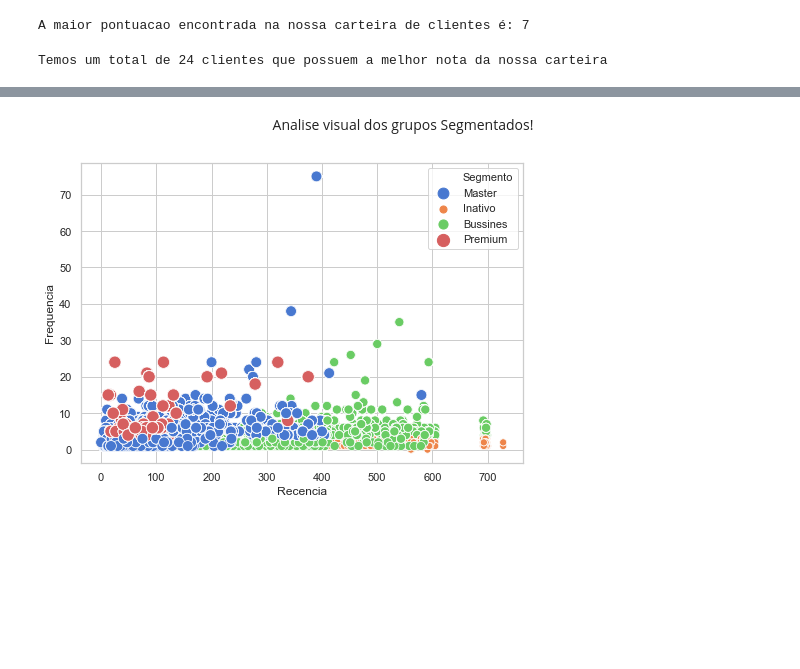
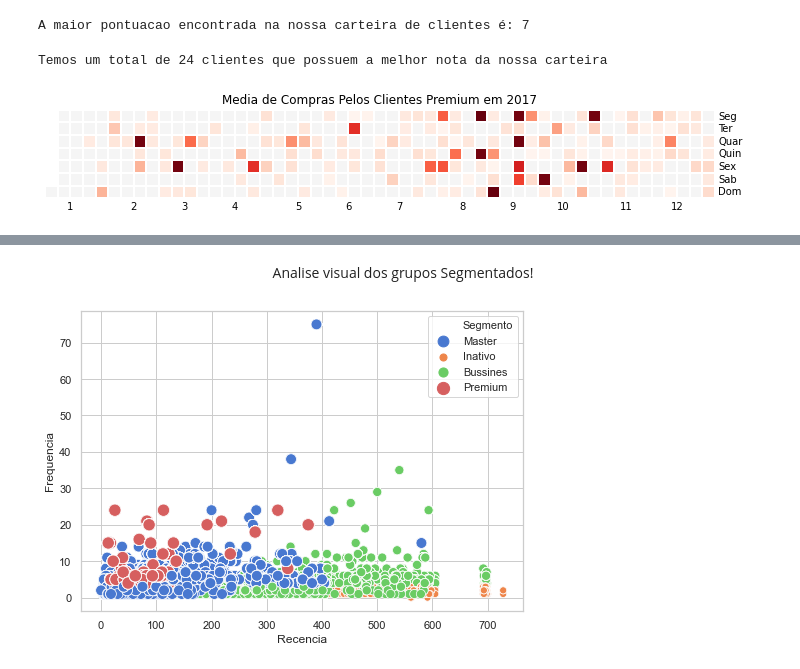
Before and after one commit to carlosal249/Model-R.F.M, a Jupyter notebook: Analise_RFM.ipynb, the cells around one changed output, grey strips where cells are left out. Cells and saved outputs as stored; diff of their text form; code cells hidden in the pictures; blank space fills up the shorter version.

```diff
--- a/Analise_RFM.ipynb
+++ b/Analise_RFM.ipynb
@@ -2,11 +2,19 @@
 import pandas as pd
 import matplotlib.pyplot as plt
 import seaborn as sns
+import calmap
 
+# Importando as Datas dos pedidos para algumas analises
+path2 = 'BancoDeDados/BancoDeDados.csv'
+df = pd.read_csv(path2, sep=',')
+
+# Importantdo a base de dados com
 path = 'df_final_sujo.csv'
-
 data = pd.read_csv(path, sep=',')
 data = data[['id_unico_cliente', 'Recencia', 'RecenciaCluster', 'Frequencia',
             'FrequenciaCluster', 'Receita', 'ReceitaCluster']]
+
+data['horario_pedido'] = df['horario_pedido']
+data['horario_pedido'] = pd.to_datetime(data['horario_pedido'], format='%Y-%m-%d %H:%M:%S')
 data.head()
 # %% [output]
@@ -46,3 +54,21 @@ melhores_clientes = data.loc[data['Pontuacao']>=7]
 print(f'Temos um total de {melhores_clientes.shape[0]} clientes que possuem a melhor nota da nossa carteira')
 # %% [output]
 Temos um total de 24 clientes que possuem a melhor nota da nossa carteira
+# %%
+clientes_premium = data.loc[data['Segmento'] == 'Premium']
+clientes_master = data.loc[data['Segmento'] == 'Master']
+clientes_bussines = data.loc[data['Segmento'] == 'Bussines']
+
+eventos_premium = pd.Series(clientes_premium['Receita'])
+eventos_premium.index = clientes_premium['horario_pedido']
+
+plt.figure(figsize=(12,12))
+calmap.yearplot(eventos_premium, year=2017,
+                daylabels=['Seg', 'Ter', 'Quar', 'Quin', 'Sex', 'Sab', 'Dom'],
+                monthlabels=['1', '2', '3', '4', '5', '6', '7', '8', '9', '10', '11', '12'],
+                how='mean', dayticks=True, linewidth=1
+               );
+
+plt.title('Media de Compras Pelos Clientes Premium em 2017');
+# %% [output]
+[figure, added]
```
Also changed, not shown: parts of 4 cells of this notebook.
